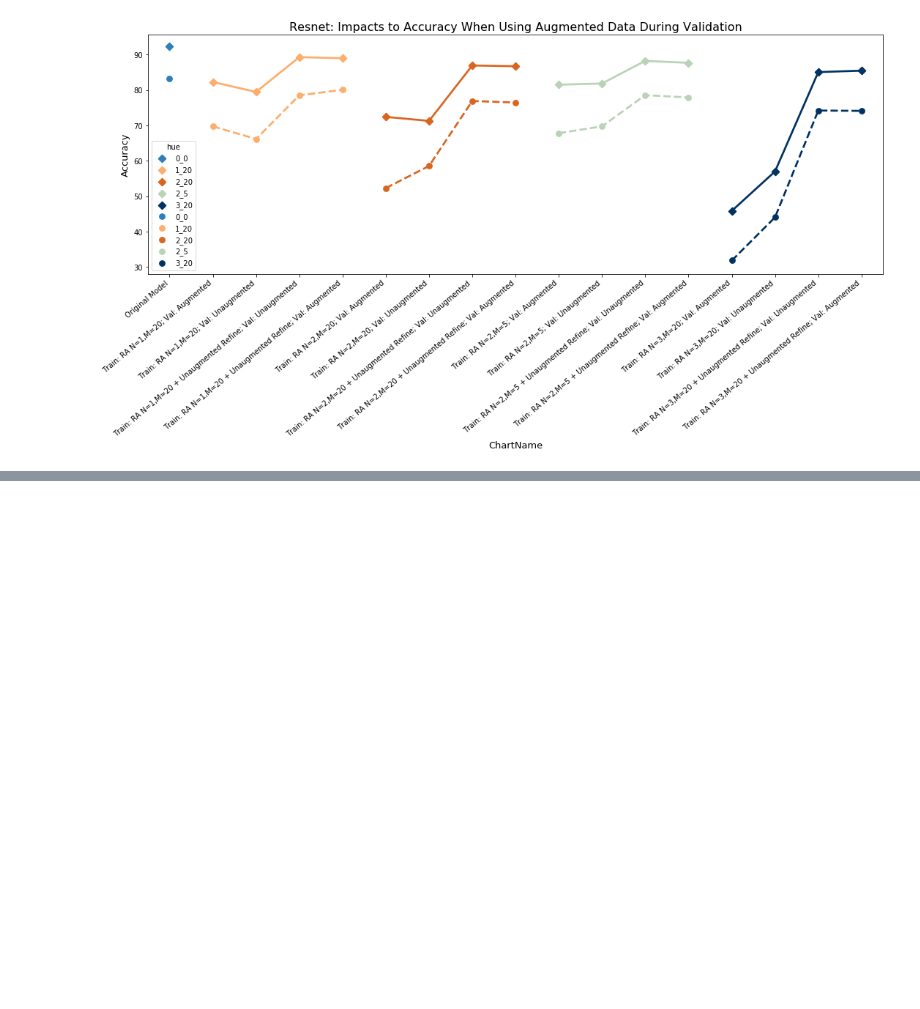
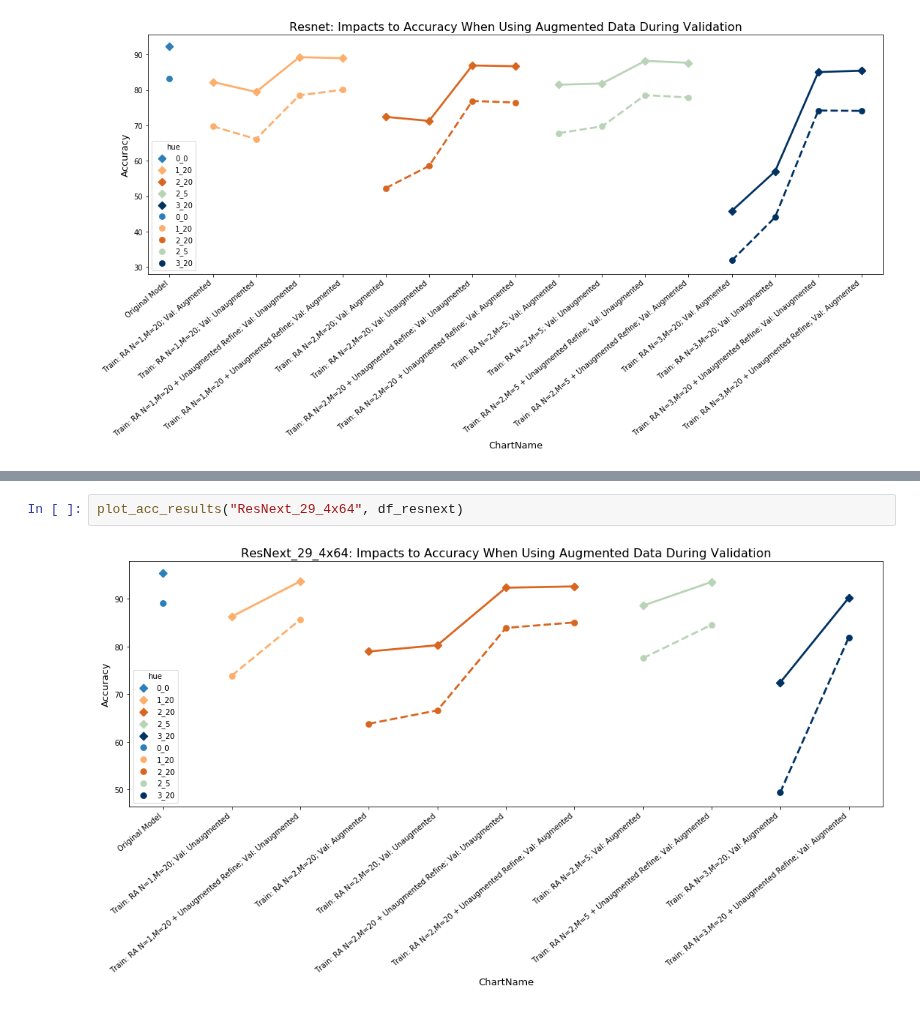
Before and after one commit to danzisar/w210-capstone, a Jupyter notebook: analysis/AugmentationValidationAnalysis.ipynb, the cells around one changed output, grey strips where cells are left out. Drawn from its saved outputs; the diff is of its cells as text; blank space fills up the shorter version.

```diff
--- a/analysis/AugmentationValidationAnalysis.ipynb
+++ b/analysis/AugmentationValidationAnalysis.ipynb
@@ -218,0 +307,4 @@ plot_acc_results("Resnet", df_resnet)
+# %%
+plot_acc_results("ResNext_29_4x64", df_resnext)
+# %% [output]
+[figure, added]
```
Also changed, not shown: parts of 9 cells of this notebook.
